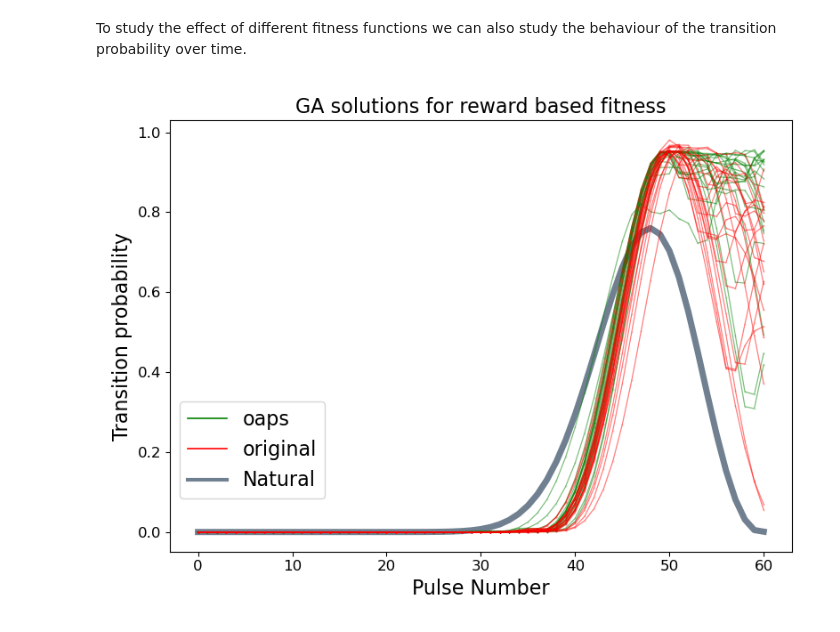
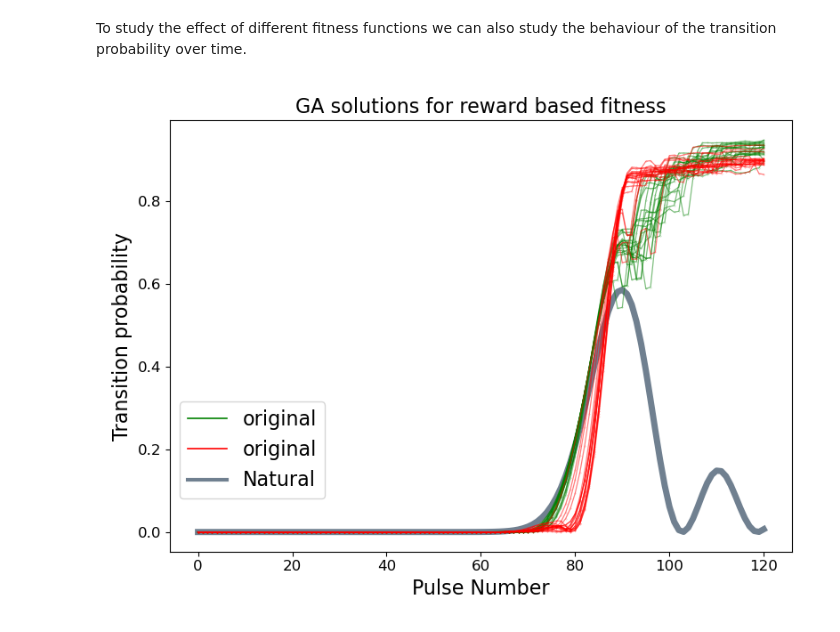
Before and after one commit to sofips/dynamic_control_for_QST, a Jupyter notebook: results_summary.ipynb, the cells around one changed output. Saved outputs shown, nothing was run; the diff lists cells and outputs as text; code cells hidden in the pictures.

```diff
--- a/results_summary.ipynb
+++ b/results_summary.ipynb
@@ -67,11 +148,11 @@ plt.legend(loc='lower left')
 # Effect of different fitness functions
 # %% [markdown]
 To study the effect of different fitness functions we can also study the behaviour of the transition probability over time.
-# %%
-plt.figure(figsize=(8, 6))
-fs=16
-plt.title('GA solutions for reward based fitness', fontsize=fs)
-n=12
-plot_ga_solutions([directory1,directory2],n,['original','oaps'],['oaps','original'],add_natural=True,fs=16)
-# %% [output]
-[figure, removed]
+# %%
+plt.figure(figsize=(8, 6))
+fs=16
+plt.title('GA solutions for reward based fitness', fontsize=fs)
+n=24
+plot_ga_solutions([lb_zhang,rb_zhang],n,['original','original' ],['original','original'],add_natural=True,fs=16)
+# %% [output]
+[figure, added]
```
Also changed, not shown: parts of 13 cells of this notebook.
